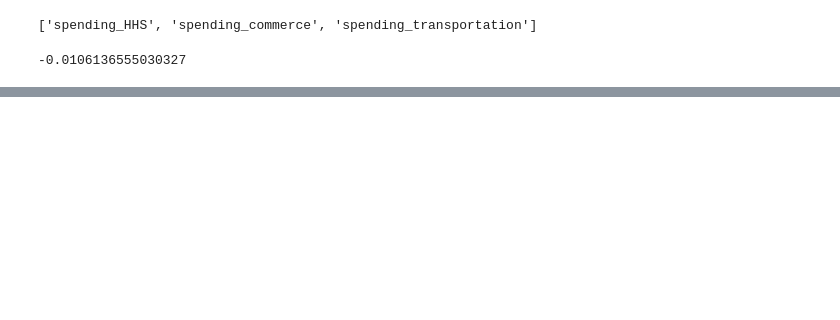
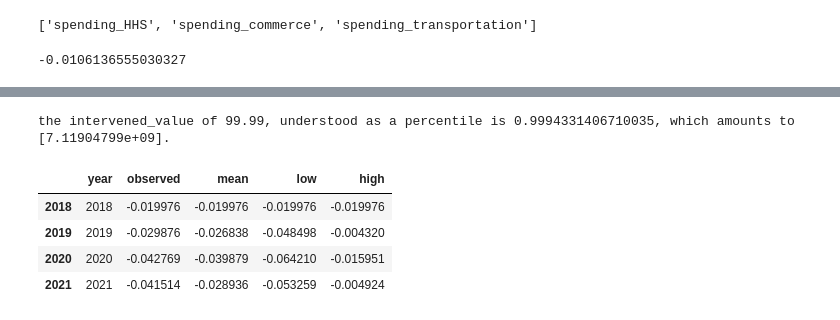
Before and after one commit to BasisResearch/cities, a Jupyter notebook: docs/experimental_notebooks/causal_insights/percentile_conversion.ipynb, the cells around one changed output, grey strips where cells are left out. Drawn from its saved outputs; the diff is of its cells as text; code cells hidden in the pictures; blank space fills up the shorter version.

Commit message:
percentile intervention input works in plots

```diff
--- a/docs/experimental_notebooks/causal_insights/percentile_conversion.ipynb
+++ b/docs/experimental_notebooks/causal_insights/percentile_conversion.ipynb
@@ -236,0 +204,51 @@ ValueError: Percentile must be an integer between 0 and 100.
+# %%
+# now let's use the API
+
+data = DataGrabber()
+fips = 42001
+outcome = "gdp"
+intervention = "spending_commerce"
+intervened_value = 99.99
+
+
+#the object instantiation doesn't change
+ci = CausalInsight(
+    outcome_dataset=outcome,
+    intervention_dataset=intervention,
+    num_samples=num_samples,
+)
+
+ci.get_tau_samples()
+ci.get_fips_predictions(intervened_value=intervened_value, fips=fips,
+                       intervention_is_percentile=True)  # note this!
+# the default is false for backwards compatibility
+# and then the function expects a value from (-1,1)
+# feel free to invert the default behavior
+# if you're sure this will cause no issues on the front end
+
+if_int_is_percentile= transformed_intervention_from_percentile(intervention,
+                                                               2015, intervened_value)
+
+print(f"the intervened_value of {intervened_value},"
+      f" understood as a percentile is {if_int_is_percentile},"
+      f" which amounts to {ci.intervened_value_original}."
+      )
+
+display(ci.predictions)
+
+# this is the plot where outcome is on the (-1,1) scale
+ci.plot_predictions(range_multiplier=1)
+
+# in fact, you can convert and have the original scale on the
+# y axis
+ci.plot_predictions(range_multiplier =1, scaling = "original")
+# much more informative for a regular user
+# although still, with gdp, they need to now these are points
+# not raw dollar amounts
+# %% [output]
+the intervened_value of 99.99, understood as a percentile is 0.9994331406710035, which amounts to [7.11904799e+09].
+|  | year | observed | mean | low | high |
+| 2018 | 2018 | -0.019976 | -0.019976 | -0.019976 | -0.019976 |
+| 2019 | 2019 | -0.029876 | -0.026838 | -0.048498 | -0.004320 |
+| 2020 | 2020 | -0.042769 | -0.039879 | -0.064210 | -0.015951 |
+| 2021 | 2021 | -0.041514 | -0.028936 | -0.053259 | -0.004924 |
```
Also changed, not shown: parts of 6 cells of this notebook, 3 other files.
